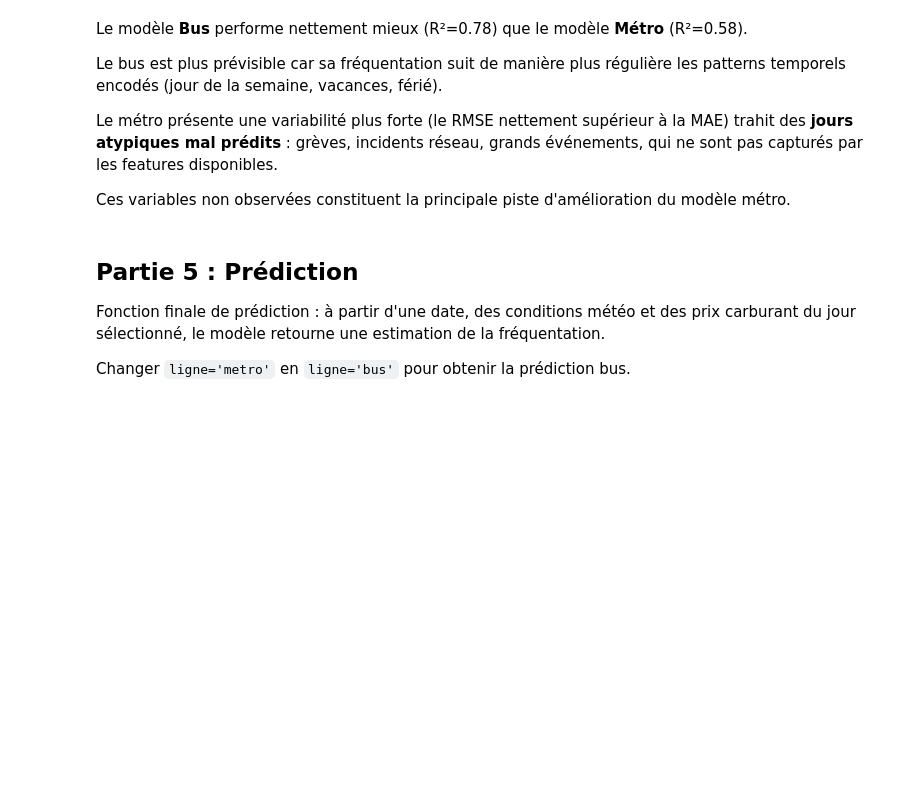
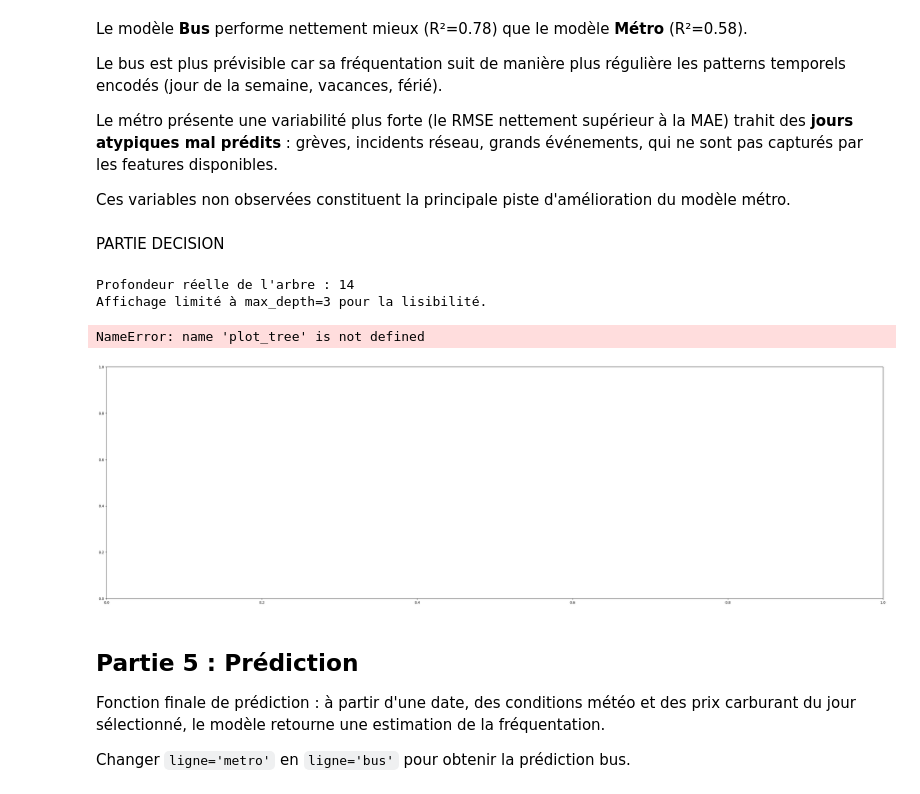
Before and after one commit to louisepech/projet_pds, a Jupyter notebook: resultats_projet.ipynb, the cells around one changed output. Cells and saved outputs as stored; diff of their text form; code cells hidden in the pictures; blank space fills up the shorter version.

Commit message:
test arbre de decision

```diff
--- a/resultats_projet.ipynb
+++ b/resultats_projet.ipynb
@@ -324,6 +322,21 @@ Le bus est plus prévisible car sa fréquentation suit de manière plus réguli
 Le métro présente une variabilité plus forte (le RMSE nettement supérieur à la MAE) trahit des **jours atypiques mal prédits** : grèves, incidents réseau, grands événements, qui ne sont pas capturés par les features disponibles.
 
 Ces variables non observées constituent la principale piste d'amélioration du modèle métro.
+# %% [markdown]
+PARTIE DECISION
+# %%
+from src.regression import plot_decision_tree
+
+# Arbre métro
+plot_decision_tree(gs_metro, target_name='frequentation_metro', max_depth=3)
+
+# Arbre bus
+plot_decision_tree(gs_bus, target_name='frequentation_bus', max_depth=3)
+# %% [output]
+Profondeur réelle de l'arbre : 14
+Affichage limité à max_depth=3 pour la lisibilité.
+NameError: name 'plot_tree' is not defined
+[figure, added]
 # %% [markdown]
 ## Partie 5 : Prédiction
 
```
Also changed, not shown: parts of 3 cells of this notebook, 1 other file.
